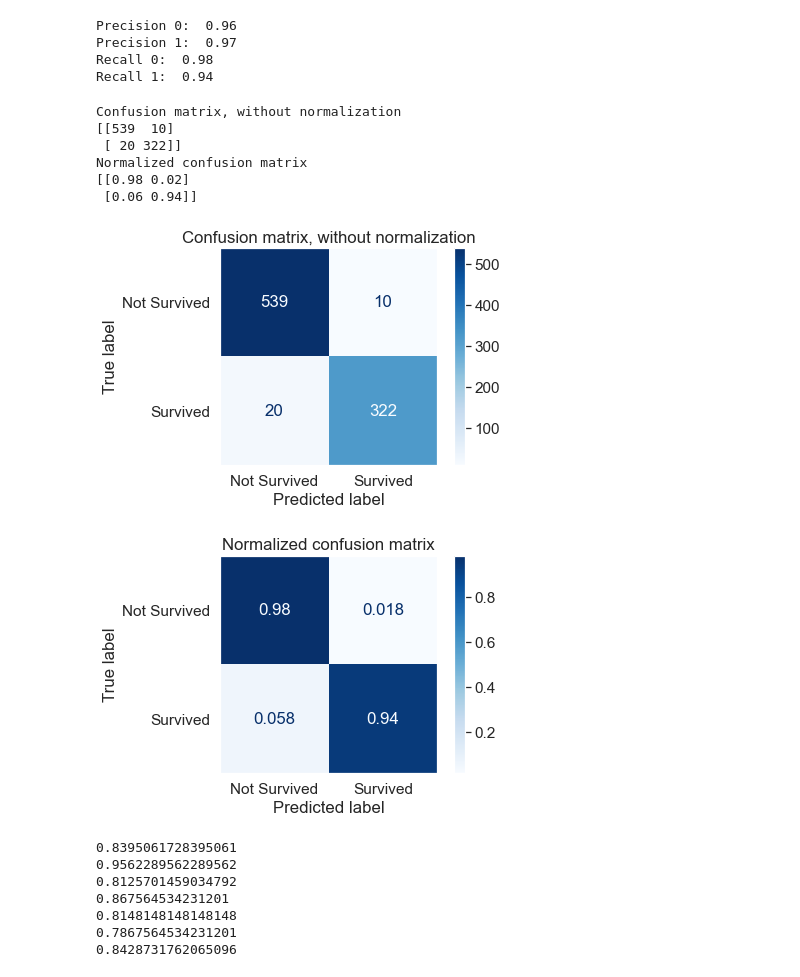
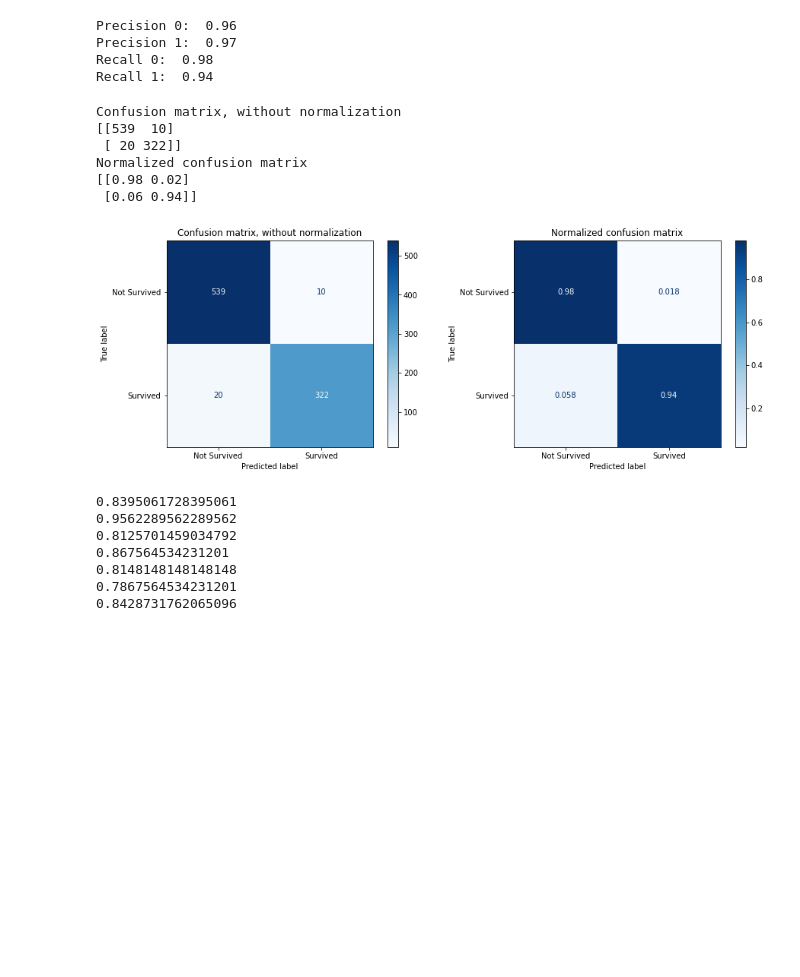
Before and after one commit to omdgit/Hands-On-Gradient-Boosting-with-XGBoost-and-Scikit-learn, a Jupyter notebook: Chapter10/Titanic.ipynb, the cells around one changed output. Cells and saved outputs as stored; diff of their text form; code cells hidden in the pictures; blank space fills up the shorter version.

Commit message:
some important files

```diff
--- a/Chapter10/Titanic.ipynb
+++ b/Chapter10/Titanic.ipynb
@@ -530,19 +497,19 @@ Precision 1:  0.97
 Recall 0:  0.98
 Recall 1:  0.94
 # %%
+import omdml
 xgb = XGBClassifier(booster='gbtree', random_state=42, verbosity=0)
 xgb.fit(X_train, y_train)
 
-create_confusion_matrix(xgb, X_train, y_train, ['Not Survived', 'Survived'])
+omdml.create_confusion_matrix(xgb, X_train, y_train, ['Not Survived', 'Survived'])
 # %% [output]
 Confusion matrix, without normalization
 [[539  10]
  [ 20 322]]
 Normalized confusion matrix
 [[0.98 0.02]
  [0.06 0.94]]
-[figure, old version]
+[figure, new version]
-[figure, removed]
 # %%
 # make predictions with various algorithms
 y_pred_xgb = y_pred(XGBClassifier(booster='gbtree', learning_rate=0.01, n_estimators=200, max_depth=3, random_state=42))
```
Also changed, not shown: parts of 5 cells of this notebook, 8 other files.
